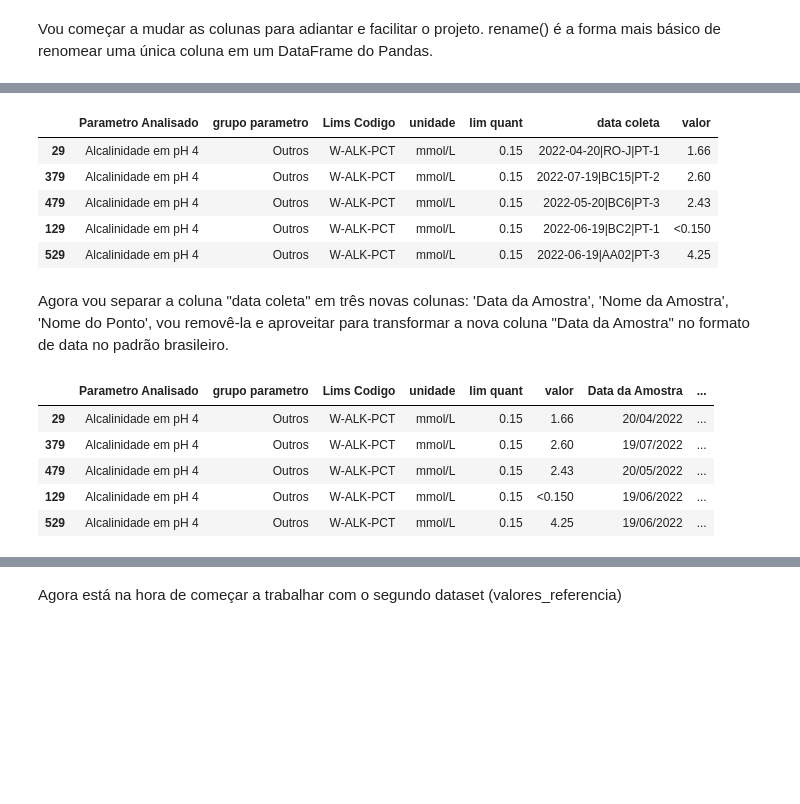
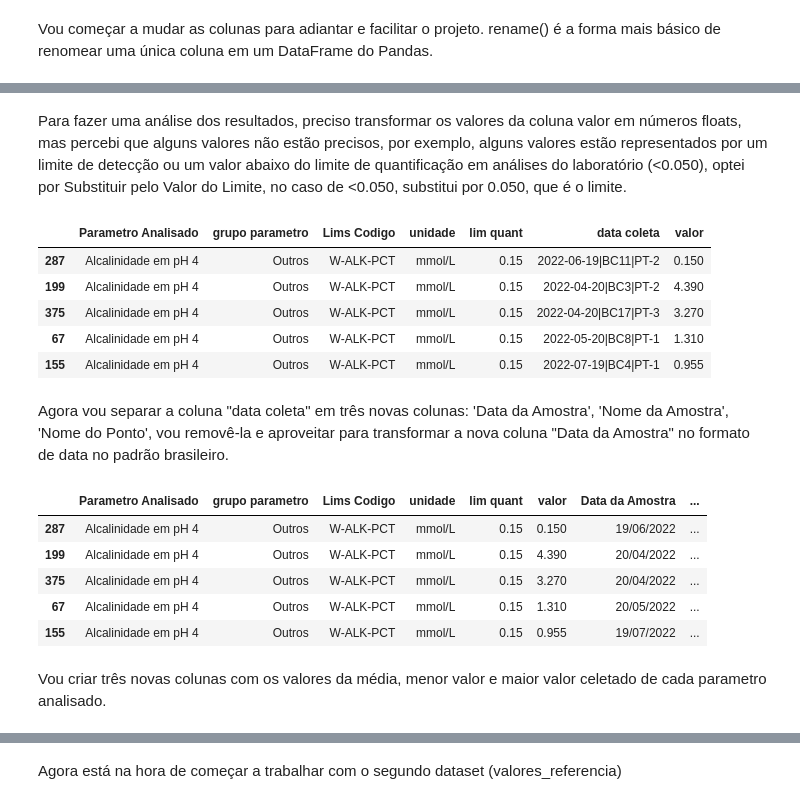
Before and after one commit to IsWallison/WATER-SERVICES-AND-TECHNOLOGIES, a Jupyter notebook: Analise_dos_dados_WATER_SERVICES.ipynb, the cells around one changed output, grey strips where cells are left out. Cells and saved outputs as stored; diff of their text form; code cells hidden in the pictures; blank space fills up the shorter version.

```diff
--- a/Analise_dos_dados_WATER_SERVICES.ipynb
+++ b/Analise_dos_dados_WATER_SERVICES.ipynb
@@ -139,6 +146,7 @@ for coluna in df2.columns:
 
 # Atualizar os nomes das colunas no DataFrame
 df2.columns = novos_nomes_colunas
+df2 = df2.iloc[6:]
 df2.head()
 # %% [output]
 |  | Parametro Analisado | grupo parametro | Lims Codigo | unidade | lim quant | 2022-04-20|RO-J|PT-1 | ... |
@@ -152,29 +160,31 @@ df2.head()
+# %% [markdown]
+Para fazer uma análise dos resultados, preciso transformar os valores da coluna valor em números floats, mas percebi que alguns valores não estão precisos, por exemplo, alguns valores estão representados por um limite de detecção ou um valor abaixo do limite de quantificação em análises do laboratório (<0.050), optei por Substituir pelo Valor do Limite, no caso de <0.050, substitui por 0.050, que é o limite.
 # %%
 # Derreter as colunas de datas em uma coluna "data coleta"
 df_melted_dates = df2.melt(id_vars=["Parametro Analisado", "grupo parametro",
                                     "Lims Codigo", "unidade", "lim quant"],
                                    value_vars=df2.columns[5:], # A partir da coluna PR2237068
                                    var_name="data coleta",
                                    value_name="valor")
 
 # Filtrar as linhas em que a coluna "valor" não é vazia
 df_melted_dates = df_melted_dates[df_melted_dates["valor"].notna()]
 
 #Ordenar em ordem alfabetica
 df_sorted = df_melted_dates.sort_values(by="Parametro Analisado")
 
 #Remover mg/L"
 df_sorted['valor'] = df_sorted['valor'].str.split(' ').str[0].str.strip()
-
+df_sorted['valor'] = df_sorted['valor'].str.replace('<', '').str.replace(' µg/L', '').astype(float)
 
 df_sorted.head()
 # %% [output]
 |  | Parametro Analisado | grupo parametro | Lims Codigo | unidade | lim quant | data coleta | valor |
-| 29 | Alcalinidade em pH 4 | Outros | W-ALK-PCT | mmol/L | 0.15 | 2022-04-20|RO-J|PT-1 | 1.66 |
-| 379 | Alcalinidade em pH 4 | Outros | W-ALK-PCT | mmol/L | 0.15 | 2022-07-19|BC15|PT-2 | 2.60 |
-| 479 | Alcalinidade em pH 4 | Outros | W-ALK-PCT | mmol/L | 0.15 | 2022-05-20|BC6|PT-3 | 2.43 |
-| 129 | Alcalinidade em pH 4 | Outros | W-ALK-PCT | mmol/L | 0.15 | 2022-06-19|BC2|PT-1 | <0.150 |
-| 529 | Alcalinidade em pH 4 | Outros | W-ALK-PCT | mmol/L | 0.15 | 2022-06-19|AA02|PT-3 | 4.25 |
+| 287 | Alcalinidade em pH 4 | Outros | W-ALK-PCT | mmol/L | 0.15 | 2022-06-19|BC11|PT-2 | 0.150 |
+| 199 | Alcalinidade em pH 4 | Outros | W-ALK-PCT | mmol/L | 0.15 | 2022-04-20|BC3|PT-2 | 4.390 |
+| 375 | Alcalinidade em pH 4 | Outros | W-ALK-PCT | mmol/L | 0.15 | 2022-04-20|BC17|PT-3 | 3.270 |
+| 67 | Alcalinidade em pH 4 | Outros | W-ALK-PCT | mmol/L | 0.15 | 2022-05-20|BC8|PT-1 | 1.310 |
+| 155 | Alcalinidade em pH 4 | Outros | W-ALK-PCT | mmol/L | 0.15 | 2022-07-19|BC4|PT-1 | 0.955 |
 # %% [markdown]
 Agora vou separar a coluna "data coleta" em três novas colunas: 'Data da Amostra', 'Nome da Amostra', 'Nome do Ponto', vou removê-la e aproveitar para transformar a nova coluna "Data da Amostra" no formato de data no padrão brasileiro.
 # %%
@@ -184,15 +194,17 @@ df_sorted[['Data da Amostra', 'Nome da Amostra', 'Nome do Ponto']] = df_sorted['
 #Remoção da coluna
 df_sorted = df_sorted.drop(columns='data coleta',axis=1)
 
-#Converção do tempo
+#Converção da data
 df_sorted['Data da Amostra'] = pd.to_datetime(df_sorted['Data da Amostra'])
 df_sorted['Data da Amostra'] = df_sorted['Data da Amostra'].dt.strftime('%d/%m/%Y')
 
 df_sorted.head()
 # %% [output]
 |  | Parametro Analisado | grupo parametro | Lims Codigo | unidade | lim quant | valor | Data da Amostra | ... |
-| 29 | Alcalinidade em pH 4 | Outros | W-ALK-PCT | mmol/L | 0.15 | 1.66 | 20/04/2022 | ... |
-| 379 | Alcalinidade em pH 4 | Outros | W-ALK-PCT | mmol/L | 0.15 | 2.60 | 19/07/2022 | ... |
-| 479 | Alcalinidade em pH 4 | Outros | W-ALK-PCT | mmol/L | 0.15 | 2.43 | 20/05/2022 | ... |
-| 129 | Alcalinidade em pH 4 | Outros | W-ALK-PCT | mmol/L | 0.15 | <0.150 | 19/06/2022 | ... |
-| 529 | Alcalinidade em pH 4 | Outros | W-ALK-PCT | mmol/L | 0.15 | 4.25 | 19/06/2022 | ... |
+| 287 | Alcalinidade em pH 4 | Outros | W-ALK-PCT | mmol/L | 0.15 | 0.150 | 19/06/2022 | ... |
+| 199 | Alcalinidade em pH 4 | Outros | W-ALK-PCT | mmol/L | 0.15 | 4.390 | 20/04/2022 | ... |
+| 375 | Alcalinidade em pH 4 | Outros | W-ALK-PCT | mmol/L | 0.15 | 3.270 | 20/04/2022 | ... |
+| 67 | Alcalinidade em pH 4 | Outros | W-ALK-PCT | mmol/L | 0.15 | 1.310 | 20/05/2022 | ... |
+| 155 | Alcalinidade em pH 4 | Outros | W-ALK-PCT | mmol/L | 0.15 | 0.955 | 19/07/2022 | ... |
+# %% [markdown]
+Vou criar três novas colunas com os valores da média, menor valor e maior valor celetado de cada parametro analisado.
```
Also changed, not shown: parts of 33 cells of this notebook.
